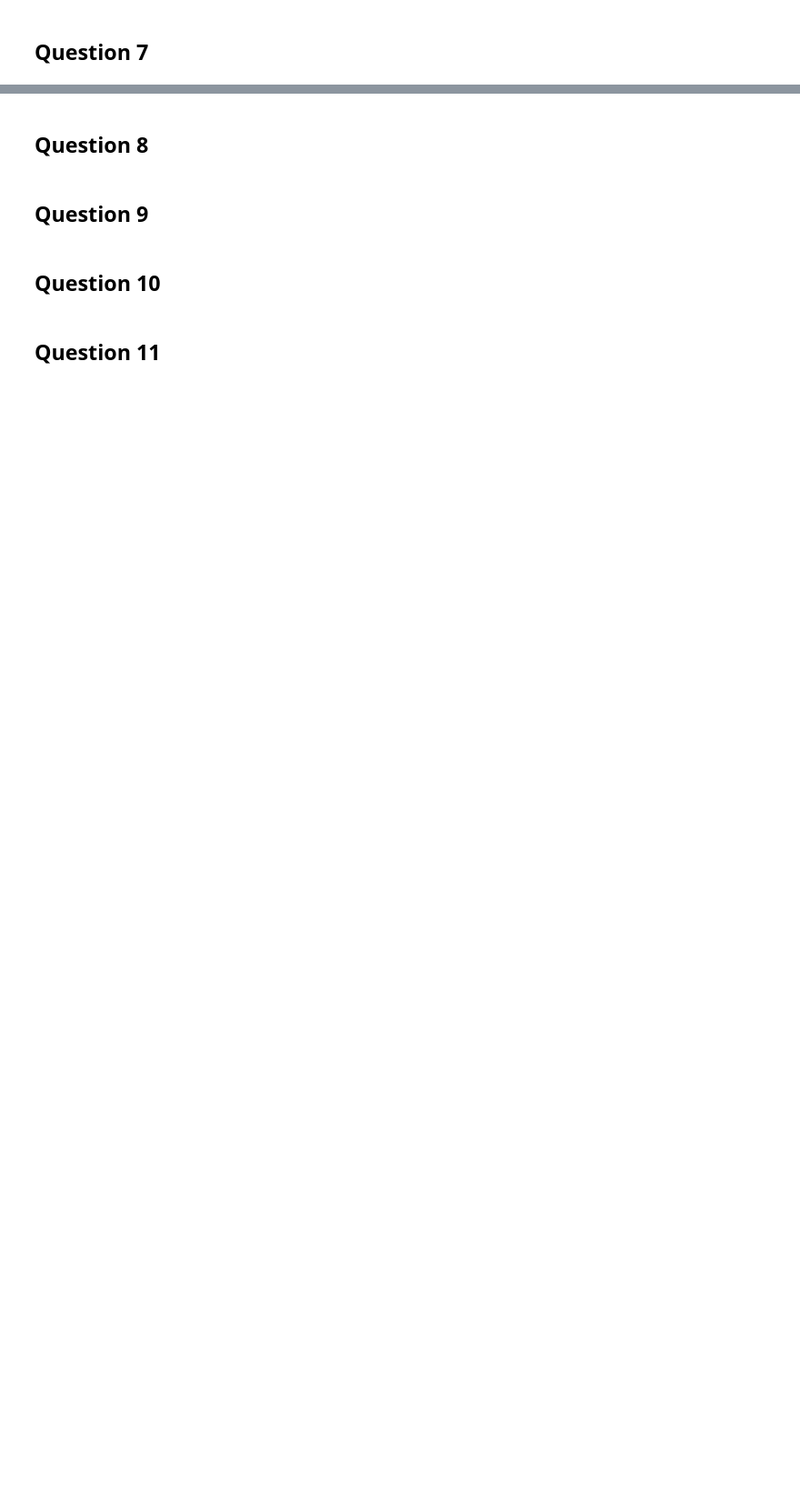
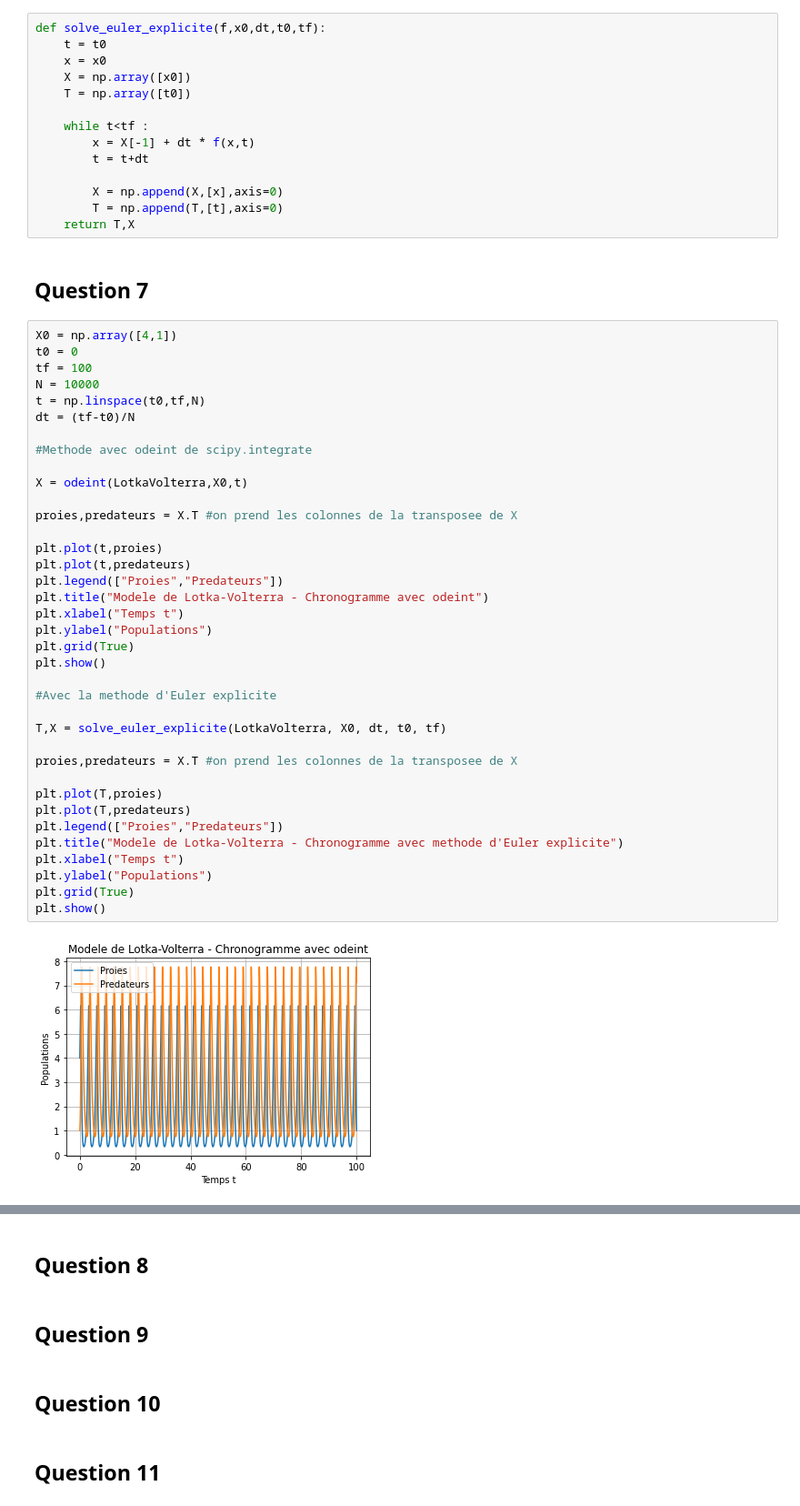
Before and after one commit to hallerantoine/projet-equa-diff, a Jupyter notebook: Projet équations différentielles.ipynb, the cells around one changed output, grey strips where cells are left out. Shown at 91% size. Drawn from its saved outputs; the diff is of its cells as text; blank space fills up the shorter version.

```diff
--- a/Projet équations différentielles.ipynb
+++ b/Projet équations différentielles.ipynb
@@ -138,5 +139,58 @@ plt.show()
 [figure]
 # %% [markdown]
 ## Question 6
+# %%
+def solve_euler_explicite(f,x0,dt,t0,tf):
+    t = t0
+    x = x0
+    X = np.array([x0])
+    T = np.array([t0])
+
+    while t<tf :
+        x = X[-1] + dt * f(x,t)
+        t = t+dt
+
+        X = np.append(X,[x],axis=0)
+        T = np.append(T,[t],axis=0)
+    return T,X
 # %% [markdown]
 ## Question 7
+# %%
+X0 = np.array([4,1])
+t0 = 0
+tf = 100
+N = 10000
+t = np.linspace(t0,tf,N)
+dt = (tf-t0)/N
+
+#Methode avec odeint de scipy.integrate
+
+X = odeint(LotkaVolterra,X0,t)
+
+proies,predateurs = X.T #on prend les colonnes de la transposee de X
+
+plt.plot(t,proies)
+plt.plot(t,predateurs)
+plt.legend(["Proies","Predateurs"])
+plt.title("Modele de Lotka-Volterra - Chronogramme avec odeint")
+plt.xlabel("Temps t")
+plt.ylabel("Populations")
+plt.grid(True)
+plt.show()
+
+#Avec la methode d'Euler explicite
+
+T,X = solve_euler_explicite(LotkaVolterra, X0, dt, t0, tf)
+
+proies,predateurs = X.T #on prend les colonnes de la transposee de X
+
+plt.plot(T,proies)
+plt.plot(T,predateurs)
+plt.legend(["Proies","Predateurs"])
+plt.title("Modele de Lotka-Volterra - Chronogramme avec methode d'Euler explicite")
+plt.xlabel("Temps t")
+plt.ylabel("Populations")
+plt.grid(True)
+plt.show()
+# %% [output]
+[figure, added]
```
Also changed, not shown: parts of 3 cells of this notebook.
